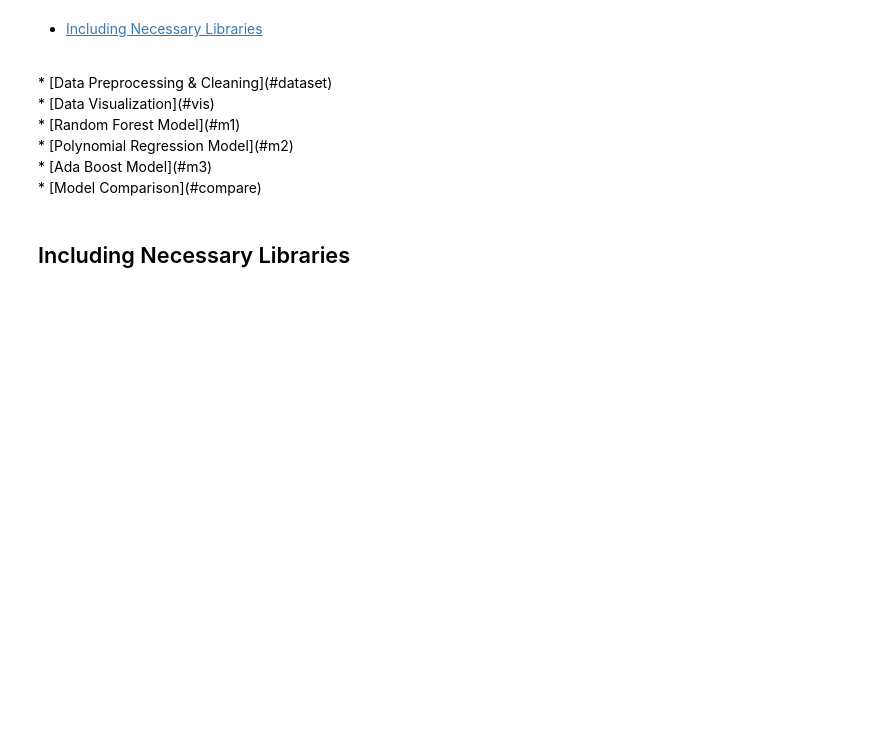
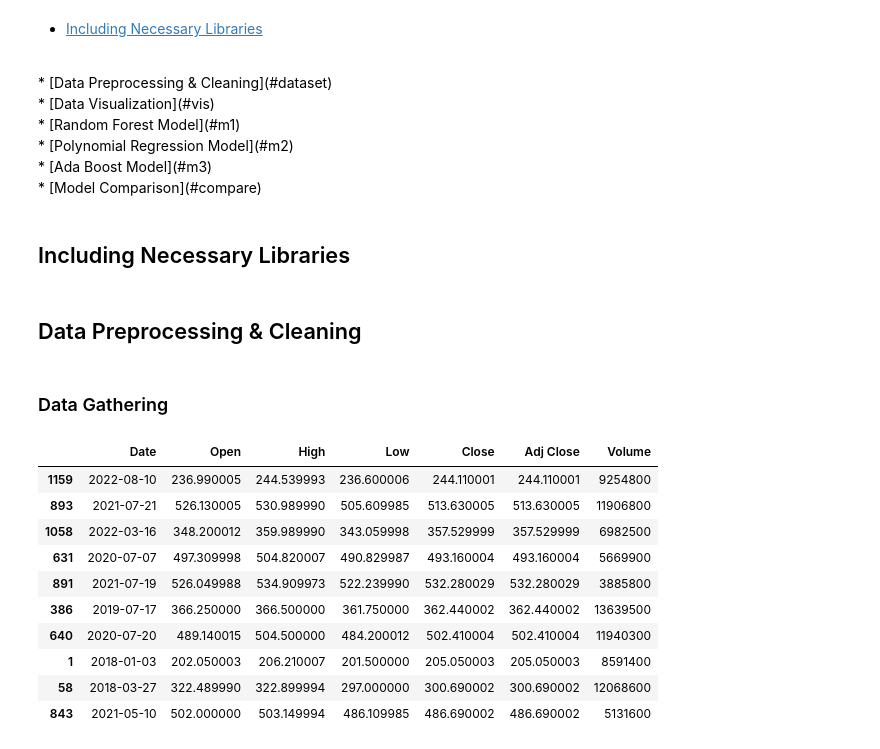
Before and after one commit to Momad-Y/NFLX-Stock-Price-Prediction, a Jupyter notebook: Netflix Stock Price Prediction.ipynb, the cells around one changed output. Drawn from its saved outputs; the diff is of its cells as text; code cells hidden in the pictures; blank space fills up the shorter version.

```diff
--- a/Netflix Stock Price Prediction.ipynb
+++ b/Netflix Stock Price Prediction.ipynb
@@ -43,0 +51,21 @@ from sklearn.ensemble import AdaBoostRegressor
+# %% [markdown]
+## Data Preprocessing & Cleaning <a id='dataset'></a>
+# %% [markdown]
+### Data Gathering
+# %%
+# Importing the dataset csv file
+NFLX_df = pd.read_csv("./NFLX.csv")
+
+NFLX_df.sample(10)  # Showing 10 random records
+# %% [output]
+|  | Date | Open | High | Low | Close | Adj Close | Volume |
+| 1159 | 2022-08-10 | 236.990005 | 244.539993 | 236.600006 | 244.110001 | 244.110001 | 9254800 |
+| 893 | 2021-07-21 | 526.130005 | 530.989990 | 505.609985 | 513.630005 | 513.630005 | 11906800 |
+| 1058 | 2022-03-16 | 348.200012 | 359.989990 | 343.059998 | 357.529999 | 357.529999 | 6982500 |
+| 631 | 2020-07-07 | 497.309998 | 504.820007 | 490.829987 | 493.160004 | 493.160004 | 5669900 |
+| 891 | 2021-07-19 | 526.049988 | 534.909973 | 522.239990 | 532.280029 | 532.280029 | 3885800 |
+| 386 | 2019-07-17 | 366.250000 | 366.500000 | 361.750000 | 362.440002 | 362.440002 | 13639500 |
+| 640 | 2020-07-20 | 489.140015 | 504.500000 | 484.200012 | 502.410004 | 502.410004 | 11940300 |
+| 1 | 2018-01-03 | 202.050003 | 206.210007 | 201.500000 | 205.050003 | 205.050003 | 8591400 |
+| 58 | 2018-03-27 | 322.489990 | 322.899994 | 297.000000 | 300.690002 | 300.690002 | 12068600 |
+| 843 | 2021-05-10 | 502.000000 | 503.149994 | 486.109985 | 486.690002 | 486.690002 | 5131600 |
```
Also changed, not shown: parts of 19 cells of this notebook.
